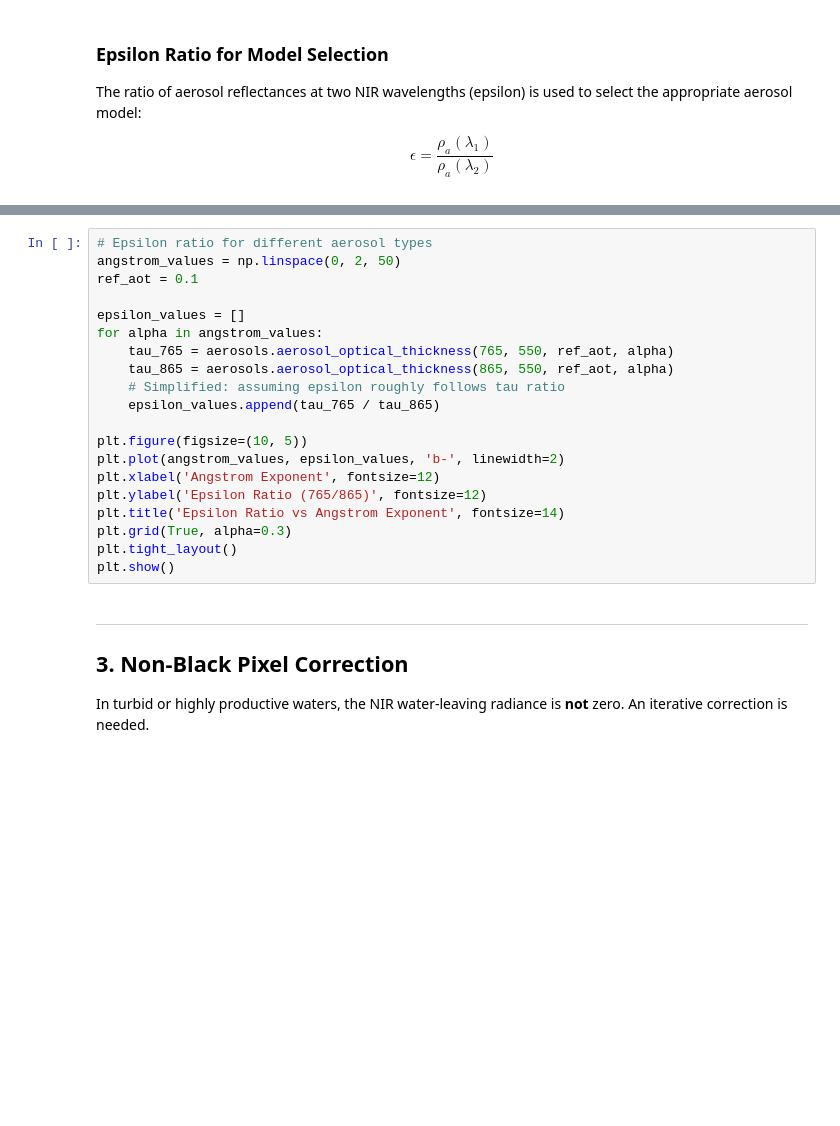
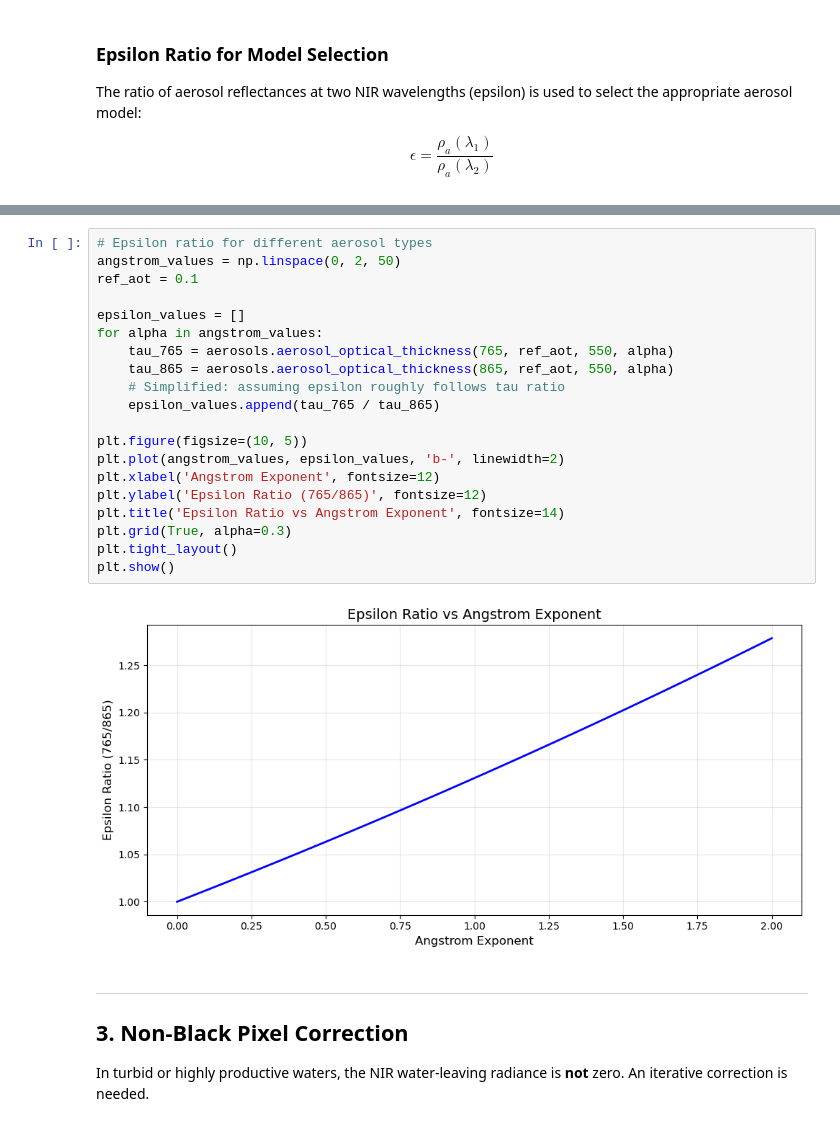
Before and after one commit to ocean-colour/correct-atmosphere, a Jupyter notebook: nb/03_aerosols_transmittance.ipynb, the cells around one changed output, grey strips where cells are left out. Saved outputs shown, nothing was run; the diff lists cells and outputs as text; blank space fills up the shorter version.

```diff
--- a/nb/03_aerosols_transmittance.ipynb
+++ b/nb/03_aerosols_transmittance.ipynb
@@ -140,23 +172,25 @@ print(f"Epsilon ratio (765/865): {epsilon:.3f}")
 # %%
 # Epsilon ratio for different aerosol types
 angstrom_values = np.linspace(0, 2, 50)
 ref_aot = 0.1
 
 epsilon_values = []
 for alpha in angstrom_values:
-    tau_765 = aerosols.aerosol_optical_thickness(765, 550, ref_aot, alpha)
-    tau_865 = aerosols.aerosol_optical_thickness(865, 550, ref_aot, alpha)
+    tau_765 = aerosols.aerosol_optical_thickness(765, ref_aot, 550, alpha)
+    tau_865 = aerosols.aerosol_optical_thickness(865, ref_aot, 550, alpha)
     # Simplified: assuming epsilon roughly follows tau ratio
     epsilon_values.append(tau_765 / tau_865)
 
 plt.figure(figsize=(10, 5))
 plt.plot(angstrom_values, epsilon_values, 'b-', linewidth=2)
 plt.xlabel('Angstrom Exponent', fontsize=12)
 plt.ylabel('Epsilon Ratio (765/865)', fontsize=12)
 plt.title('Epsilon Ratio vs Angstrom Exponent', fontsize=14)
 plt.grid(True, alpha=0.3)
 plt.tight_layout()
 plt.show()
+# %% [output]
+[figure, added]
 # %% [markdown]
 ---
 ## 3. Non-Black Pixel Correction
```
Also changed, not shown: parts of 14 cells of this notebook, 1 other file.
